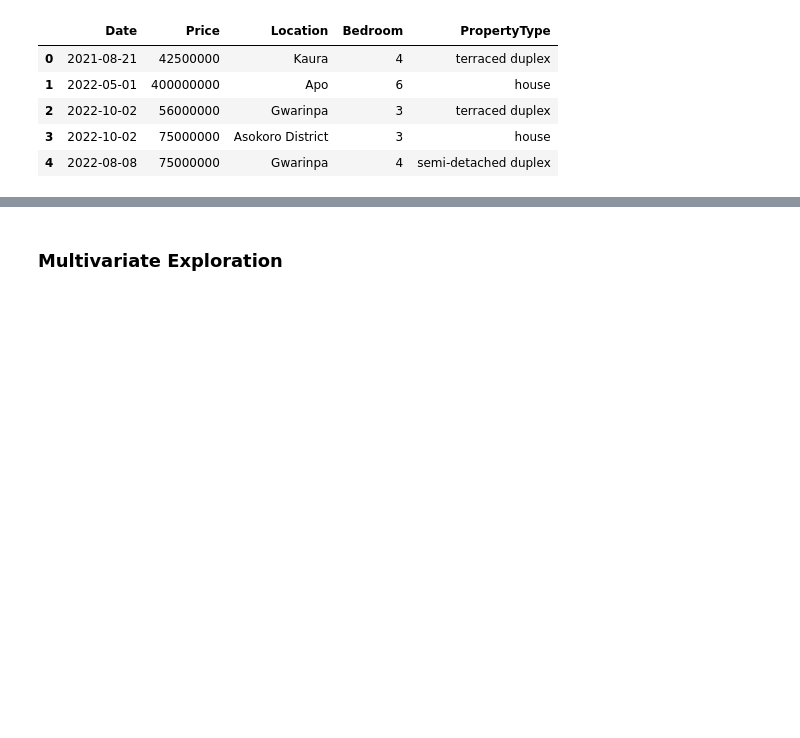
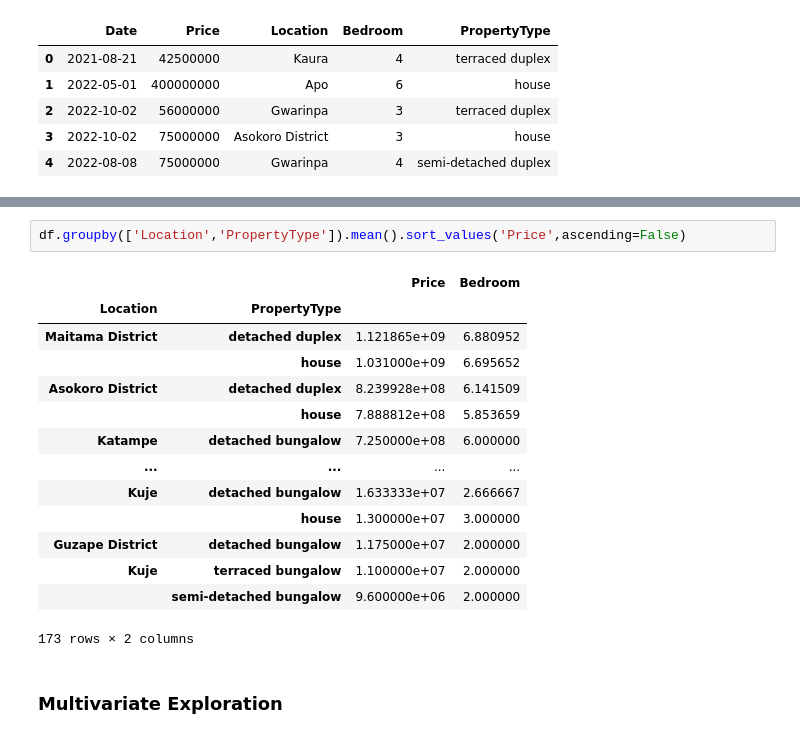
Before and after one commit to Viiktree/Real-Estate-project, a Jupyter notebook: Real estate EDA.ipynb, the cells around one changed output, grey strips where cells are left out. Saved outputs shown, nothing was run; the diff lists cells and outputs as text; blank space fills up the shorter version.

```diff
--- a/Real estate EDA.ipynb
+++ b/Real estate EDA.ipynb
@@ -102,2 +136,19 @@ df.head()
+# %%
+df.groupby(['Location','PropertyType']).mean().sort_values('Price',ascending=False)
+# %% [output]
+|  |  | Price | Bedroom |
+| Location | PropertyType |  |  |
+| Maitama District | detached duplex | 1.121865e+09 | 6.880952 |
+|  | house | 1.031000e+09 | 6.695652 |
+| Asokoro District | detached duplex | 8.239928e+08 | 6.141509 |
+|  | house | 7.888812e+08 | 5.853659 |
+| Katampe | detached bungalow | 7.250000e+08 | 6.000000 |
+| ... | ... | ... | ... |
+| Kuje | detached bungalow | 1.633333e+07 | 2.666667 |
+|  | house | 1.300000e+07 | 3.000000 |
+| Guzape District | detached bungalow | 1.175000e+07 | 2.000000 |
+| Kuje | terraced bungalow | 1.100000e+07 | 2.000000 |
+|  | semi-detached bungalow | 9.600000e+06 | 2.000000 |
+173 rows × 2 columns
 # %% [markdown]
 ### Multivariate Exploration
```
Also changed, not shown: parts of 12 cells of this notebook.
